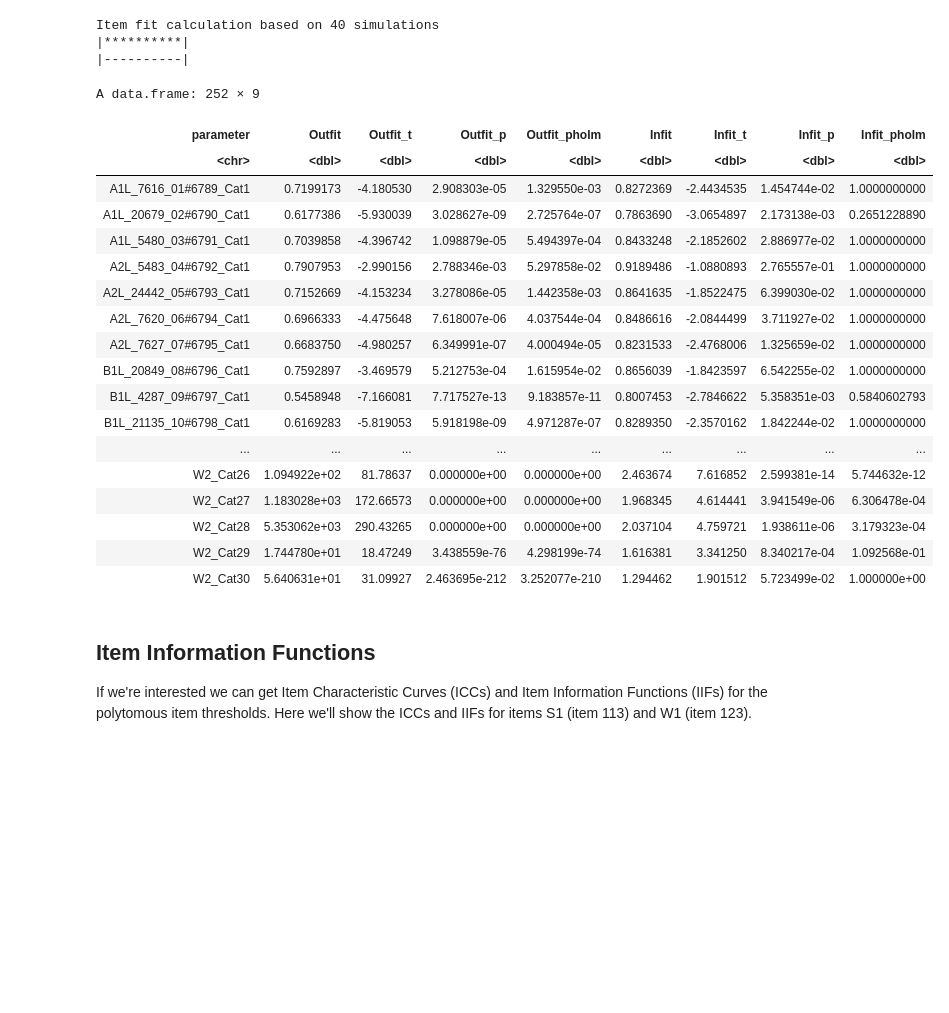
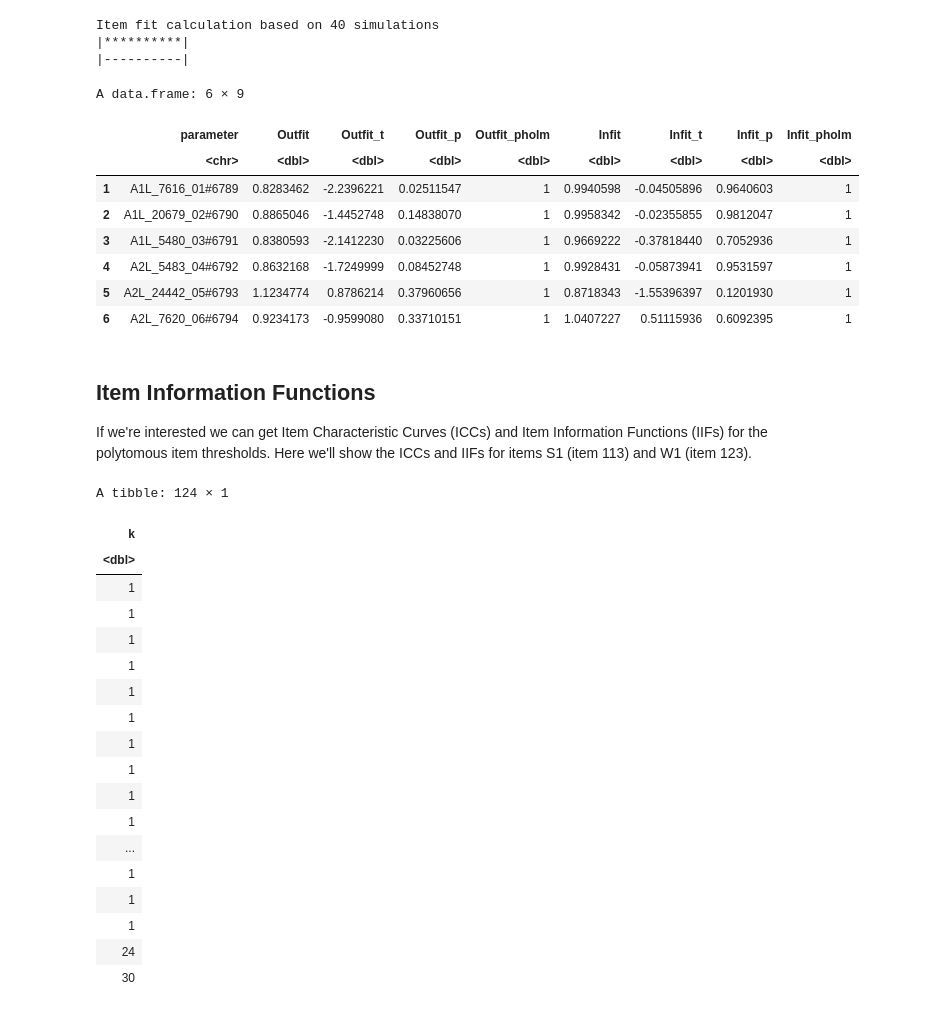
Before and after one commit to jp-loonytoon/test-generator, a Jupyter notebook: analyseTest.ipynb, the cells around one changed output. Cells and saved outputs as stored; diff of their text form; code cells hidden in the pictures; blank space fills up the shorter version.

Commit message:
Output of nrows for dfItems

```diff
--- a/analyseTest.ipynb
+++ b/analyseTest.ipynb
@@ -151,30 +144,44 @@ Item fit calculation based on 40 simulations
 |**********|
 |----------|
 # %%
-(Fit.poly$itemfit)
+head(Fit.poly$itemfit)
 # %% [output]
-A data.frame: 252 × 9
+A data.frame: 6 × 9
-| parameter | Outfit | Outfit_t | Outfit_p | Outfit_pholm | Infit | Infit_t | Infit_p | Infit_pholm |
-| <chr> | <dbl> | <dbl> | <dbl> | <dbl> | <dbl> | <dbl> | <dbl> | <dbl> |
-| A1L_7616_01#6789_Cat1 | 0.7199173 | -4.180530 | 2.908303e-05 | 1.329550e-03 | 0.8272369 | -2.4434535 | 1.454744e-02 | 1.0000000000 |
-| A1L_20679_02#6790_Cat1 | 0.6177386 | -5.930039 | 3.028627e-09 | 2.725764e-07 | 0.7863690 | -3.0654897 | 2.173138e-03 | 0.2651228890 |
-| A1L_5480_03#6791_Cat1 | 0.7039858 | -4.396742 | 1.098879e-05 | 5.494397e-04 | 0.8433248 | -2.1852602 | 2.886977e-02 | 1.0000000000 |
-| A2L_5483_04#6792_Cat1 | 0.7907953 | -2.990156 | 2.788346e-03 | 5.297858e-02 | 0.9189486 | -1.0880893 | 2.765557e-01 | 1.0000000000 |
-| A2L_24442_05#6793_Cat1 | 0.7152669 | -4.153234 | 3.278086e-05 | 1.442358e-03 | 0.8641635 | -1.8522475 | 6.399030e-02 | 1.0000000000 |
-| A2L_7620_06#6794_Cat1 | 0.6966333 | -4.475648 | 7.618007e-06 | 4.037544e-04 | 0.8486616 | -2.0844499 | 3.711927e-02 | 1.0000000000 |
-| A2L_7627_07#6795_Cat1 | 0.6683750 | -4.980257 | 6.349991e-07 | 4.000494e-05 | 0.8231533 | -2.4768006 | 1.325659e-02 | 1.0000000000 |
-| B1L_20849_08#6796_Cat1 | 0.7592897 | -3.469579 | 5.212753e-04 | 1.615954e-02 | 0.8656039 | -1.8423597 | 6.542255e-02 | 1.0000000000 |
-| B1L_4287_09#6797_Cat1 | 0.5458948 | -7.166081 | 7.717527e-13 | 9.183857e-11 | 0.8007453 | -2.7846622 | 5.358351e-03 | 0.5840602793 |
-| B1L_21135_10#6798_Cat1 | 0.6169283 | -5.819053 | 5.918198e-09 | 4.971287e-07 | 0.8289350 | -2.3570162 | 1.842244e-02 | 1.0000000000 |
-| ... | ... | ... | ... | ... | ... | ... | ... | ... |
-| W2_Cat26 | 1.094922e+02 | 81.78637 | 0.000000e+00 | 0.000000e+00 | 2.463674 | 7.616852 | 2.599381e-14 | 5.744632e-12 |
-| W2_Cat27 | 1.183028e+03 | 172.66573 | 0.000000e+00 | 0.000000e+00 | 1.968345 | 4.614441 | 3.941549e-06 | 6.306478e-04 |
-| W2_Cat28 | 5.353062e+03 | 290.43265 | 0.000000e+00 | 0.000000e+00 | 2.037104 | 4.759721 | 1.938611e-06 | 3.179323e-04 |
-| W2_Cat29 | 1.744780e+01 | 18.47249 | 3.438559e-76 | 4.298199e-74 | 1.616381 | 3.341250 | 8.340217e-04 | 1.092568e-01 |
-| W2_Cat30 | 5.640631e+01 | 31.09927 | 2.463695e-212 | 3.252077e-210 | 1.294462 | 1.901512 | 5.723499e-02 | 1.000000e+00 |
+|  | parameter | Outfit | Outfit_t | Outfit_p | Outfit_pholm | Infit | Infit_t | Infit_p | Infit_pholm |
+|  | <chr> | <dbl> | <dbl> | <dbl> | <dbl> | <dbl> | <dbl> | <dbl> | <dbl> |
+| 1 | A1L_7616_01#6789 | 0.8283462 | -2.2396221 | 0.02511547 | 1 | 0.9940598 | -0.04505896 | 0.9640603 | 1 |
+| 2 | A1L_20679_02#6790 | 0.8865046 | -1.4452748 | 0.14838070 | 1 | 0.9958342 | -0.02355855 | 0.9812047 | 1 |
+| 3 | A1L_5480_03#6791 | 0.8380593 | -2.1412230 | 0.03225606 | 1 | 0.9669222 | -0.37818440 | 0.7052936 | 1 |
+| 4 | A2L_5483_04#6792 | 0.8632168 | -1.7249999 | 0.08452748 | 1 | 0.9928431 | -0.05873941 | 0.9531597 | 1 |
+| 5 | A2L_24442_05#6793 | 1.1234774 | 0.8786214 | 0.37960656 | 1 | 0.8718343 | -1.55396397 | 0.1201930 | 1 |
+| 6 | A2L_7620_06#6794 | 0.9234173 | -0.9599080 | 0.33710151 | 1 | 1.0407227 | 0.51115936 | 0.6092395 | 1 |
 # %% [markdown]
 ## Item Information Functions
 If we're interested we can get Item Characteristic Curves (ICCs) and Item Information Functions (IIFs) for the polytomous item thresholds. Here we'll show the ICCs and IIFs for items S1 (item 113) and W1 (item 123).
+# %%
+r1 <- dfItems[,5]
+
+(r1)
+# %% [output]
+A tibble: 124 × 1
+| k |
+| <dbl> |
+| 1 |
+| 1 |
+| 1 |
+| 1 |
+| 1 |
+| 1 |
+| 1 |
+| 1 |
+| 1 |
+| 1 |
+| ... |
+| 1 |
+| 1 |
+| 1 |
+| 24 |
+| 30 |
 # %%
 plot(pcm, items=113, type='expected', export=FALSE)
 # %% [output]
```
Also changed, not shown: parts of 10 cells of this notebook.
